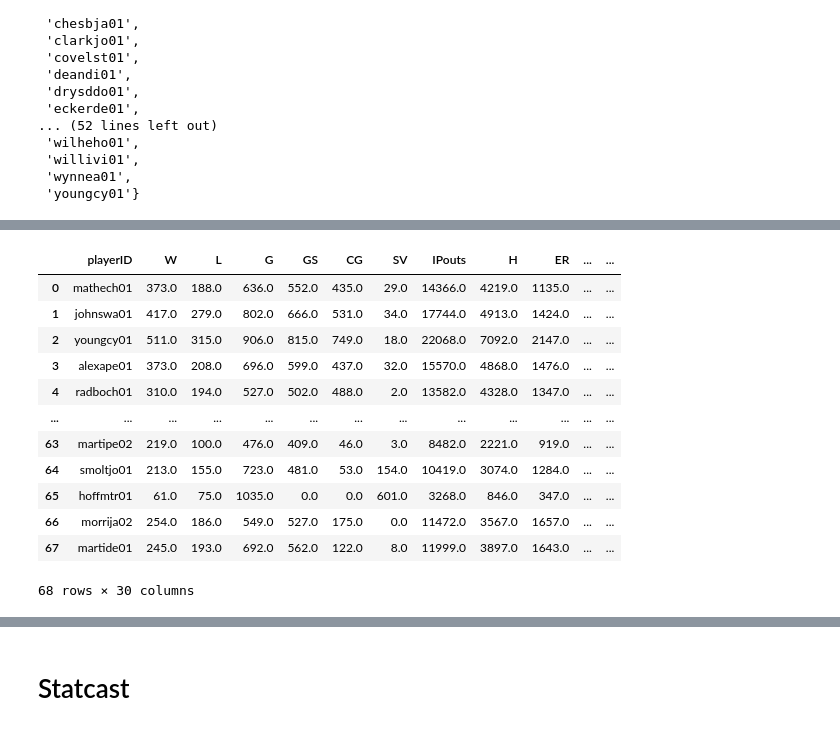
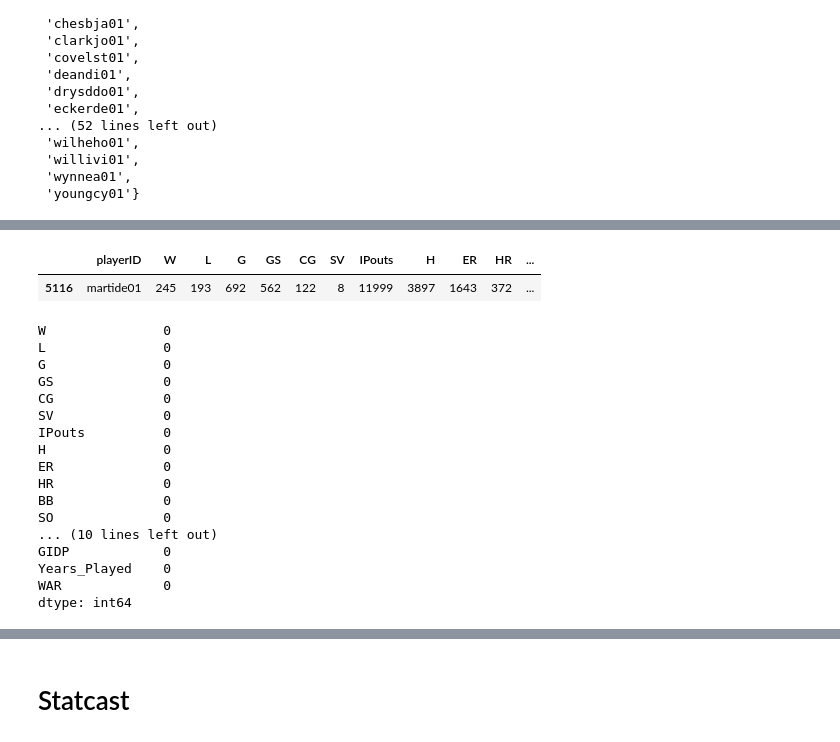
Before and after one commit to rjmartinez23/hof_baseball_analysis, a Jupyter notebook: notebooks/hof_analysis_2022.ipynb, the cells around one changed output, grey strips where cells are left out. Cells and saved outputs as stored; diff of their text form; code cells hidden in the pictures.

```diff
--- a/notebooks/hof_analysis_2022.ipynb
+++ b/notebooks/hof_analysis_2022.ipynb
@@ -421,18 +458,7 @@ pitching_hof_overall_stats_war = pd.merge(pitching_hof_overall_stats, war_df, ho
 # %%
 pitching_hof_overall_stats_war.to_csv('hall_of_fame_pitcher_stats_with_dmartinez_WAR.csv')
 # %%
-pitching_hof_overall_stats_war
+# stats_df_war[stats_df_war.playerID=='martide01']
 # %% [output]
-|  | playerID | W | L | G | GS | CG | SV | IPouts | H | ER | ... | ... |
-| 0 | mathech01 | 373.0 | 188.0 | 636.0 | 552.0 | 435.0 | 29.0 | 14366.0 | 4219.0 | 1135.0 | ... | ... |
-| 1 | johnswa01 | 417.0 | 279.0 | 802.0 | 666.0 | 531.0 | 34.0 | 17744.0 | 4913.0 | 1424.0 | ... | ... |
-| 2 | youngcy01 | 511.0 | 315.0 | 906.0 | 815.0 | 749.0 | 18.0 | 22068.0 | 7092.0 | 2147.0 | ... | ... |
-| 3 | alexape01 | 373.0 | 208.0 | 696.0 | 599.0 | 437.0 | 32.0 | 15570.0 | 4868.0 | 1476.0 | ... | ... |
-| 4 | radboch01 | 310.0 | 194.0 | 527.0 | 502.0 | 488.0 | 2.0 | 13582.0 | 4328.0 | 1347.0 | ... | ... |
-| ... | ... | ... | ... | ... | ... | ... | ... | ... | ... | ... | ... | ... |
-| 63 | martipe02 | 219.0 | 100.0 | 476.0 | 409.0 | 46.0 | 3.0 | 8482.0 | 2221.0 | 919.0 | ... | ... |
-| 64 | smoltjo01 | 213.0 | 155.0 | 723.0 | 481.0 | 53.0 | 154.0 | 10419.0 | 3074.0 | 1284.0 | ... | ... |
-| 65 | hoffmtr01 | 61.0 | 75.0 | 1035.0 | 0.0 | 0.0 | 601.0 | 3268.0 | 846.0 | 347.0 | ... | ... |
-| 66 | morrija02 | 254.0 | 186.0 | 549.0 | 527.0 | 175.0 | 0.0 | 11472.0 | 3567.0 | 1657.0 | ... | ... |
-| 67 | martide01 | 245.0 | 193.0 | 692.0 | 562.0 | 122.0 | 8.0 | 11999.0 | 3897.0 | 1643.0 | ... | ... |
+|  | playerID | W | L | G | GS | CG | SV | IPouts | H | ER | HR | ... |
+| 5116 | martide01 | 245 | 193 | 692 | 562 | 122 | 8 | 11999 | 3897 | 1643 | 372 | ... |
-68 rows × 30 columns
@@ -438,0 +471,20 @@ pitching_hof_overall_stats_war
+# %%
+kmeans_df.isnull().sum()
+# %% [output]
+W               0
+L               0
+G               0
+GS              0
+CG              0
+SV              0
+IPouts          0
+H               0
+ER              0
+HR              0
+BB              0
+SO              0
+... (10 lines left out)
+GIDP            0
+Years_Played    0
+WAR             0
+dtype: int64
```
Also changed, not shown: parts of 55 cells of this notebook, 2 other files.
